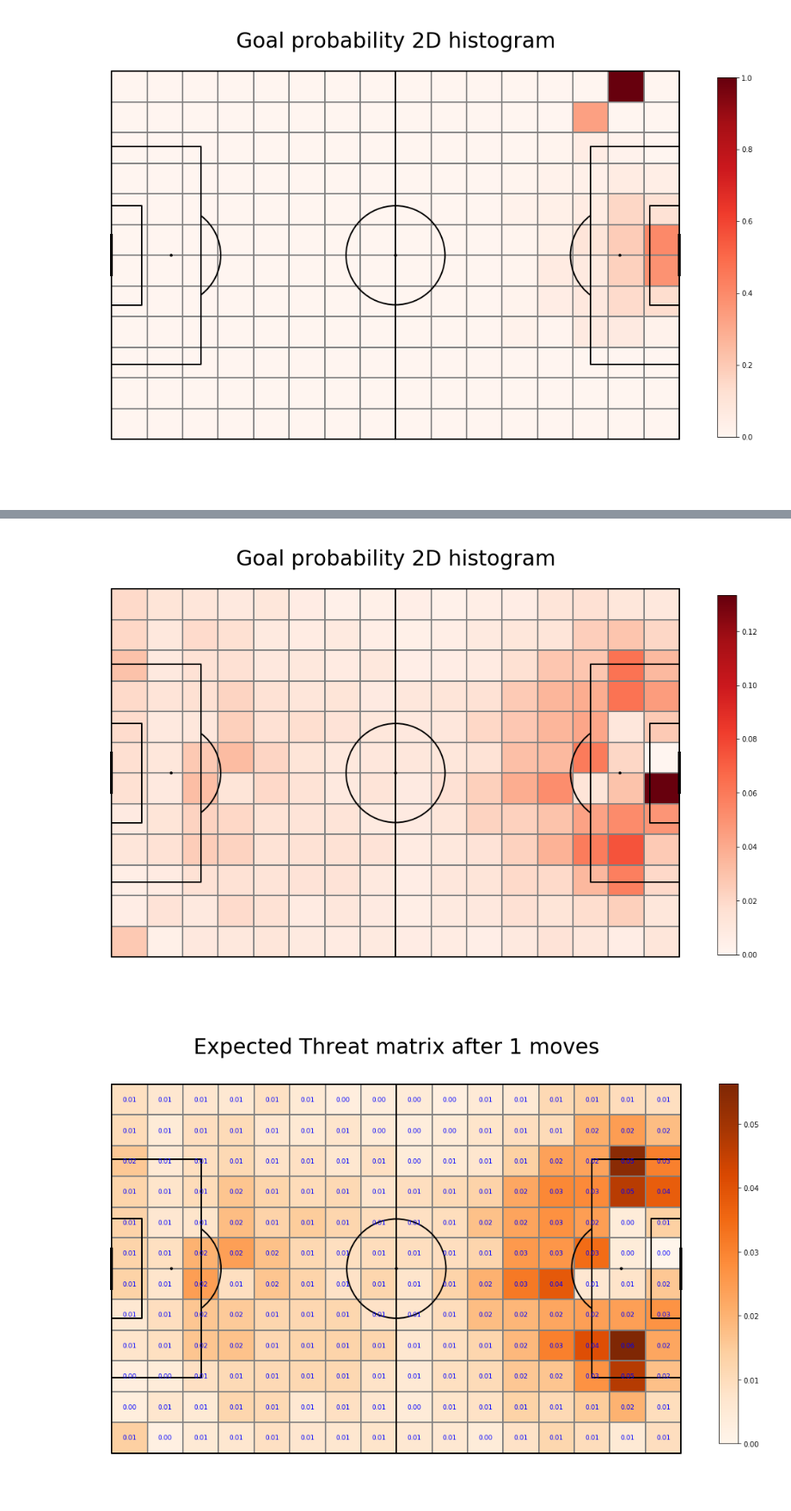
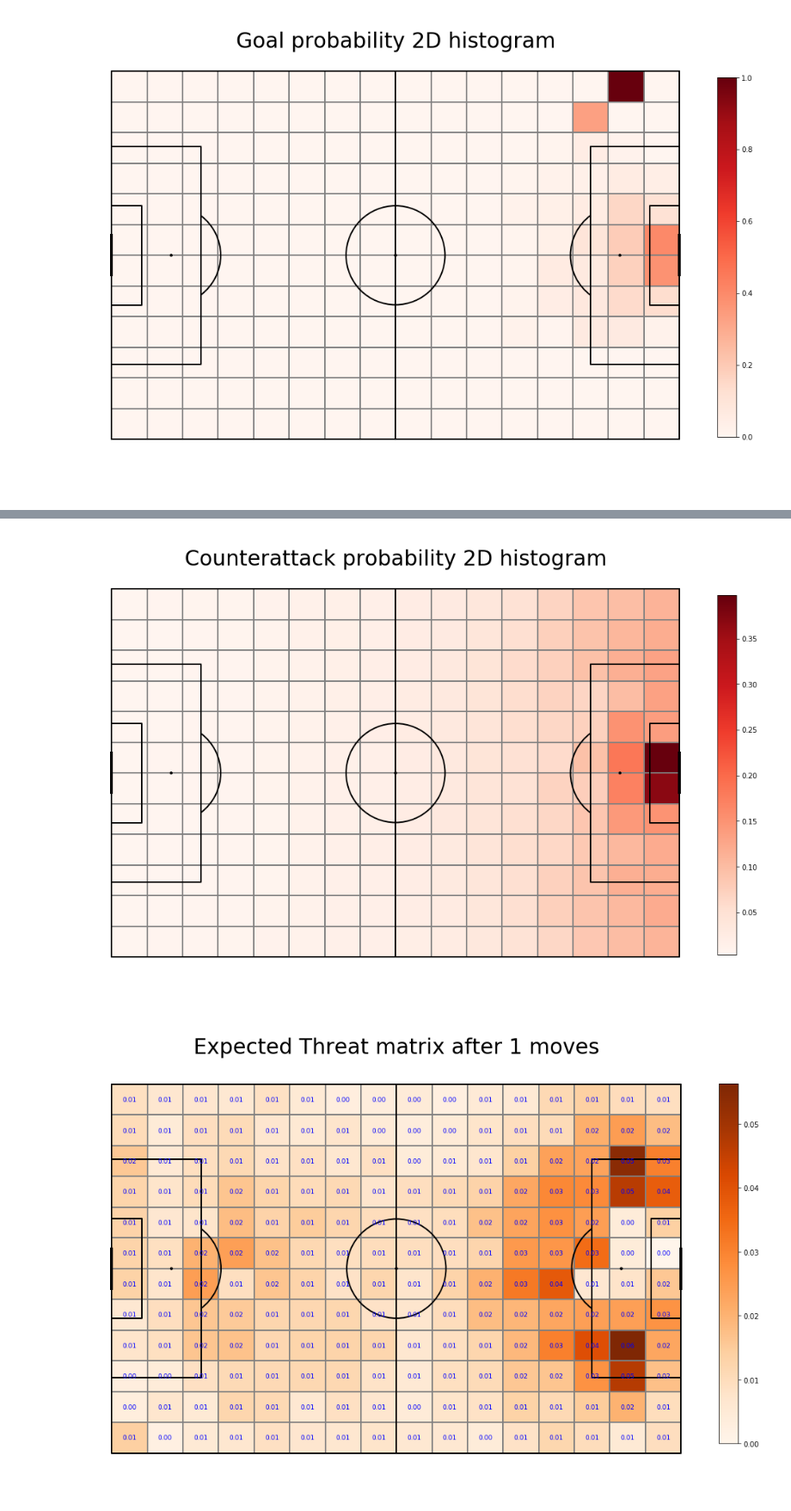
Before and after one commit to yashkarle/soccer-ds-stats, a Jupyter notebook: Projects/4UppsalaMMS/3_StatsScouting/assignment_2_evaluating_players.ipynb, the cells around one changed output, grey strips where cells are left out. Shown at 86% size. Saved outputs shown, nothing was run; the diff lists cells and outputs as text; code cells hidden in the pictures.

```diff
--- a/Projects/4UppsalaMMS/3_StatsScouting/assignment_2_evaluating_players.ipynb
+++ b/Projects/4UppsalaMMS/3_StatsScouting/assignment_2_evaluating_players.ipynb
@@ -415,0 +524,19 @@ plt.show()
+# %%
+#get pass df
+# shot_df = df.loc[df['subEventName'] == "Shot"]
+pass_df = train.loc[train['subEventName'].isin(['Simple pass', 'High pass', 'Head pass', 'Smart pass', 'Cross'])]
+pass_df["x"] = pass_df.positions.apply(lambda cell: (cell[0]['x']) * 105/100)
+pass_df["y"] = pass_df.positions.apply(lambda cell: (100 - cell[0]['y']) * 68/100)
+
+#create 2D histogram of these
+pass_ = pitch.bin_statistic(pass_df.x, pass_df.y, statistic='count', bins=(16, 12), normalize=False)
+
+fig, ax = pitch.grid(grid_height=0.9, title_height=0.06, axis=False, endnote_height=0.04, title_space=0, endnote_space=0)
+pcm  = pitch.heatmap(pass_, cmap='Greens', edgecolor='grey', ax=ax['pitch'])
+#legend to our plot
+ax_cbar = fig.add_axes((1, 0.093, 0.03, 0.786))
+cbar = plt.colorbar(pcm, cax=ax_cbar)
+fig.suptitle('Passes 2D histogram', fontsize = 30)
+plt.show()
+
+pass_count = pass_["statistic"]
@@ -415,0 +545,14 @@ plt.show()
+# %%
+#get counterattack df
+counter_attack_df  = pass_df.loc[pass_df.apply(lambda x: {'id':1901} in x.tags, axis = 1)]
+counter_attack = pitch.bin_statistic(counter_attack_df.x, counter_attack_df.y, statistic='count', bins=(16, 12), normalize=False)
+counter_attack_count = counter_attack["statistic"]
+
+fig, ax = pitch.grid(grid_height=0.9, title_height=0.06, axis=False, endnote_height=0.04, title_space=0, endnote_space=0)
+pcm  = pitch.heatmap(counter_attack, cmap='Reds', edgecolor='grey', ax=ax['pitch'])
+
+#legend to our plot
+ax_cbar = fig.add_axes((1, 0.093, 0.03, 0.786))
+cbar = plt.colorbar(pcm, cax=ax_cbar)
+fig.suptitle('Countrattack 2D histogram', fontsize = 30)
+plt.show()
@@ -416,19 +591,19 @@ plt.show()
 # %%
-goal_probability = goal_count/shot_count
-goal_probability[np.isnan(goal_probability)] = 0
+counter_attack_probability = counter_attack_count/pass_count
+counter_attack_probability[np.isnan(counter_attack_probability)] = 0
 
 #plotting it
 fig, ax = pitch.grid(grid_height=0.9, title_height=0.06, axis=False, endnote_height=0.04, title_space=0, endnote_space=0)
-goal["statistic"] = goal_probability
+counter_attack["statistic"] = counter_attack_probability
 pcm  = pitch.heatmap(goal, cmap='Reds', edgecolor='grey', ax=ax['pitch'])
 
 #legend to our plot
 ax_cbar = fig.add_axes((1, 0.093, 0.03, 0.786))
 cbar = plt.colorbar(pcm, cax=ax_cbar)
-fig.suptitle('Goal probability 2D histogram', fontsize = 30)
+fig.suptitle('Counterattack probability 2D histogram', fontsize = 30)
 plt.show()
 # %% [output]
-[figure, old version]
+[figure, new version]
 # %%
 #move start index - using the same function as mplsoccer, it should work
 move_df["start_sector"] = move_df.apply(lambda row: tuple([i[0] for i in binned_statistic_2d(np.ravel(row.x), np.ravel(row.y),
```
Also changed, not shown: parts of 91 cells of this notebook, 3 other files.
